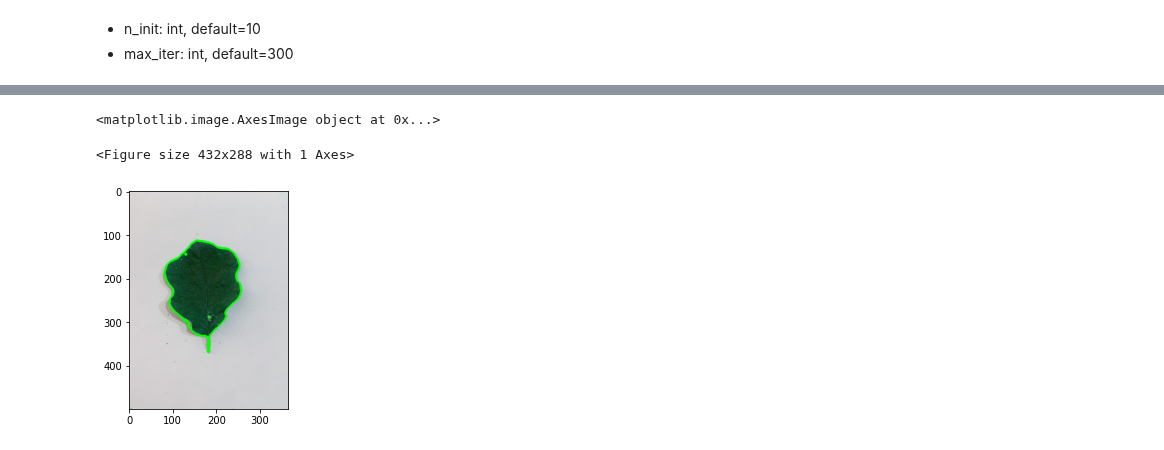
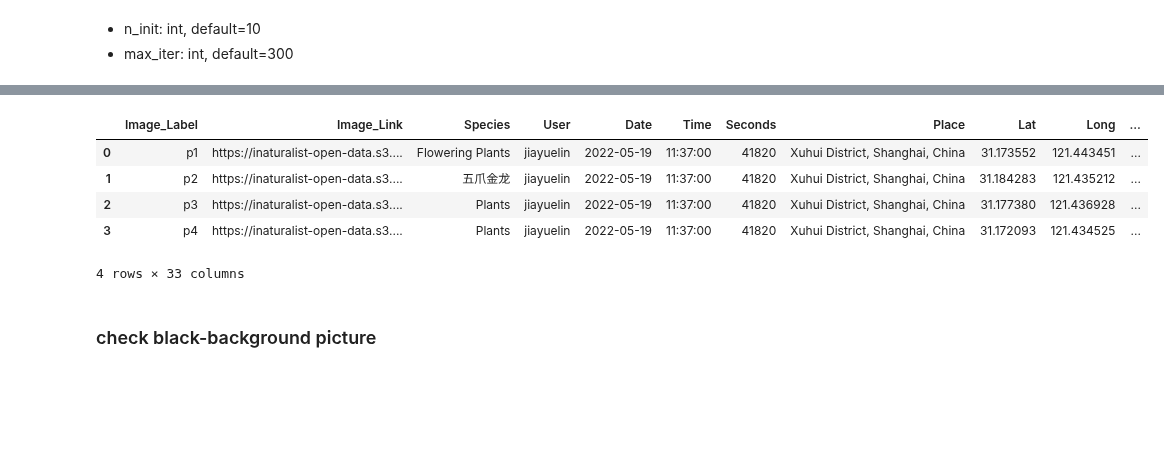
Before and after one commit to JiayueLin-CS/Quest_Project_2022, a Jupyter notebook: Quest_Project_2022.ipynb, the cells around one changed output, grey strips where cells are left out. Drawn from its saved outputs; the diff is of its cells as text; code cells hidden in the pictures; blank space fills up the shorter version.

```diff
--- a/Quest_Project_2022.ipynb
+++ b/Quest_Project_2022.ipynb
@@ -563,6 +568,6 @@ iNatStruct.insert(10, 'Hex_Color_Code', Hex_Code)
 # %%
 def tag(img):
-    blurred = cv2.blur(imgNat, (3,3))
+    blurred = cv2.blur(img, (3,3))
     canny = cv2.Canny(blurred, 50, 200)
 
     pts = np.argwhere(canny>0)
@@ -572,5 +577,5 @@ def tag(img):
     w = (x2-x1) # width
     h = (y2-y1) # height
 
-    return [w,h]
+    return [x1, y1, w,h]
 # %%
@@ -704,0 +759,18 @@ iNatStruct
+# %%
+iNatStruct["Width"] = width
+iNatStruct["Height"] = height
+iNatStruct["Contour_Area"] = contArea
+iNatStruct["Aspect_Ratio"] = ratio
+iNatStruct["Extent"] = extentInfo
+iNatStruct["Solidity"] = solidityInfo
+iNatStruct["Angle"] = angleInfo
+iNatStruct.head()
+# %% [output]
+|  | Image_Label | Image_Link | Species | User | Date | Time | Seconds | Place | Lat | Long | ... |
+| 0 | p1 | https://inaturalist-open-data.s3.... | Flowering Plants | jiayuelin | 2022-05-19 | 11:37:00 | 41820 | Xuhui District, Shanghai, China | 31.173552 | 121.443451 | ... |
+| 1 | p2 | https://inaturalist-open-data.s3.... | 五爪金龙 | jiayuelin | 2022-05-19 | 11:37:00 | 41820 | Xuhui District, Shanghai, China | 31.184283 | 121.435212 | ... |
+| 2 | p3 | https://inaturalist-open-data.s3.... | Plants | jiayuelin | 2022-05-19 | 11:37:00 | 41820 | Xuhui District, Shanghai, China | 31.177380 | 121.436928 | ... |
+| 3 | p4 | https://inaturalist-open-data.s3.... | Plants | jiayuelin | 2022-05-19 | 11:37:00 | 41820 | Xuhui District, Shanghai, China | 31.172093 | 121.434525 | ... |
+4 rows × 33 columns
+# %% [markdown]
+### check black-background picture
@@ -705,15 +826,11 @@ iNatStruct
 # %%
 # attempt on p1
-req = urllib.request.urlopen(iNatStruct["Image_Link"][11])
-arr = np.asarray(bytearray(req.read()), dtype=np.uint8)
-imgNat = cv2.imdecode(arr, -1)
-imgray = cv2.cvtColor(imgNat, cv2.COLOR_BGR2GRAY)
-blur = cv2.GaussianBlur(imgray, (5,5), 0)
-thresh = cv2.threshold(blur, 0, 255, cv2.THRESH_BINARY_INV + cv2.THRESH_OTSU)[1]
-contours, hierarchy = cv2.findContours(thresh, cv2.RETR_TREE, cv2.CHAIN_APPROX_SIMPLE)
-cv2.drawContours(imgNat, contours, -1, (0, 255, 0), 3)
-plt.imshow(imgNat)
+#req = urllib.request.urlopen(iNatStruct["Image_Link"][11])
+#arr = np.asarray(bytearray(req.read()), dtype=np.uint8)
+#imgNat = cv2.imdecode(arr, -1)
+#imgray = cv2.cvtColor(imgNat, cv2.COLOR_BGR2GRAY)
+#blur = cv2.GaussianBlur(imgray, (5,5), 0)
+#thresh = cv2.threshold(blur, 0, 255, cv2.THRESH_BINARY_INV + cv2.THRESH_OTSU)[1]
+#contours, hierarchy = cv2.findContours(thresh, cv2.RETR_TREE, cv2.CHAIN_APPROX_SIMPLE)
+#cv2.drawContours(imgNat, contours, -1, (0, 255, 0), 3)
+#plt.imshow(imgNat)
-# %% [output]
-<matplotlib.image.AxesImage object at 0x...>
-<Figure size 432x288 with 1 Axes>
-[figure, removed]
```
Also changed, not shown: parts of 26 cells of this notebook, 3 other files.
